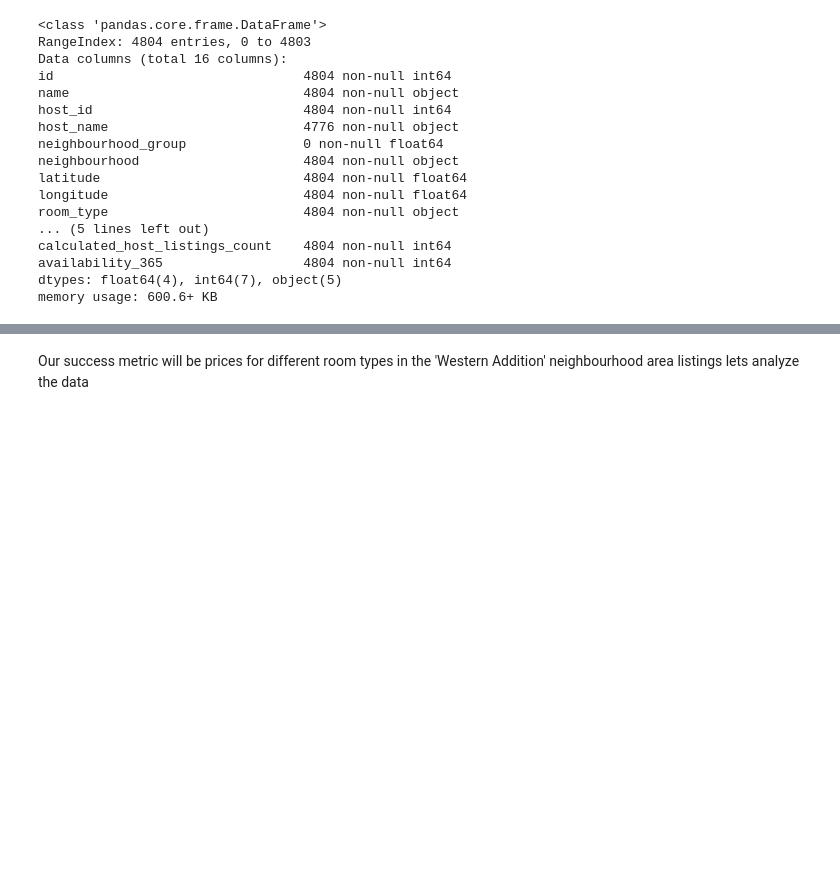
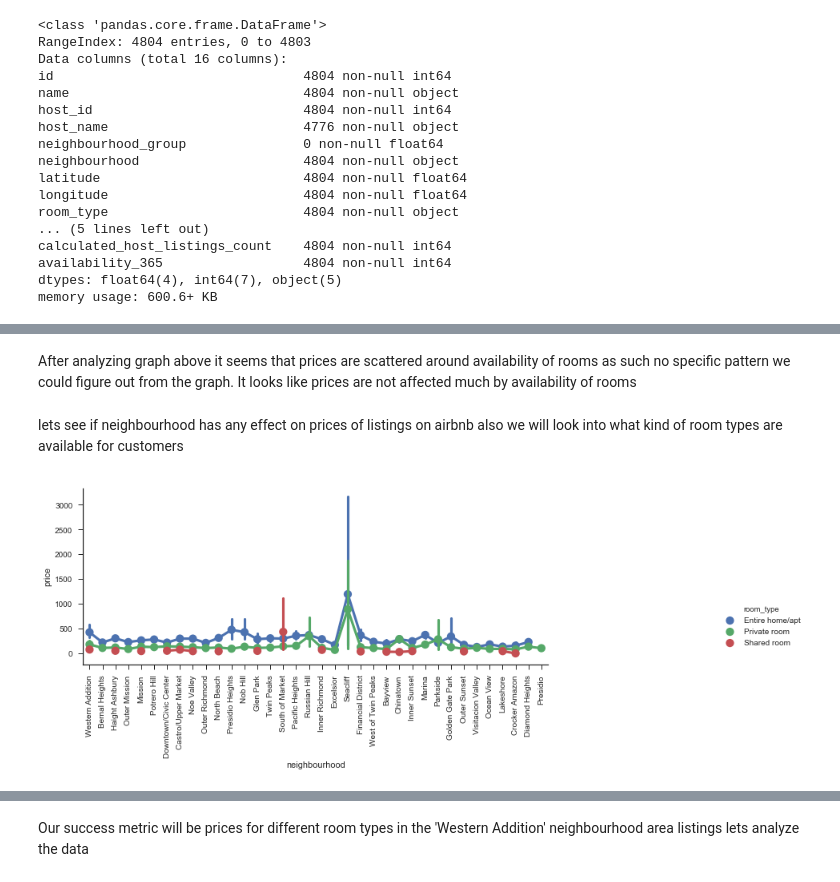
Before and after one commit to PallaviW/Narrative-analytics-and-experimentation_Capstone, a Jupyter notebook: Capstone - Narrative analytics and experimentation.ipynb, the cells around one changed output, grey strips where cells are left out. Saved outputs shown, nothing was run; the diff lists cells and outputs as text; code cells hidden in the pictures; blank space fills up the shorter version.

```diff
--- a/Capstone - Narrative analytics and experimentation.ipynb
+++ b/Capstone - Narrative analytics and experimentation.ipynb
@@ -111,0 +139,12 @@ listings_test
+# %% [markdown]
+After analyzing graph above it seems that prices are scattered around availability of rooms as such no specific pattern we could figure out from the graph. It looks like prices are not affected much by availability of rooms
+# %% [markdown]
+lets see if neighbourhood has any effect on prices of listings on airbnb also we will look into what kind of room types are available for customers
+# %%
+#Get distributions of price over different neighbourhoods
+sns.set(style="ticks")
+g = sns.factorplot(x="neighbourhood", y="price", hue="room_type", data=listings)
+g.set_xticklabels(rotation=90)
+g.fig.set_size_inches(16,4)
+# %% [output]
+[figure, added]
```
Also changed, not shown: parts of 30 cells of this notebook, 1 other file.
